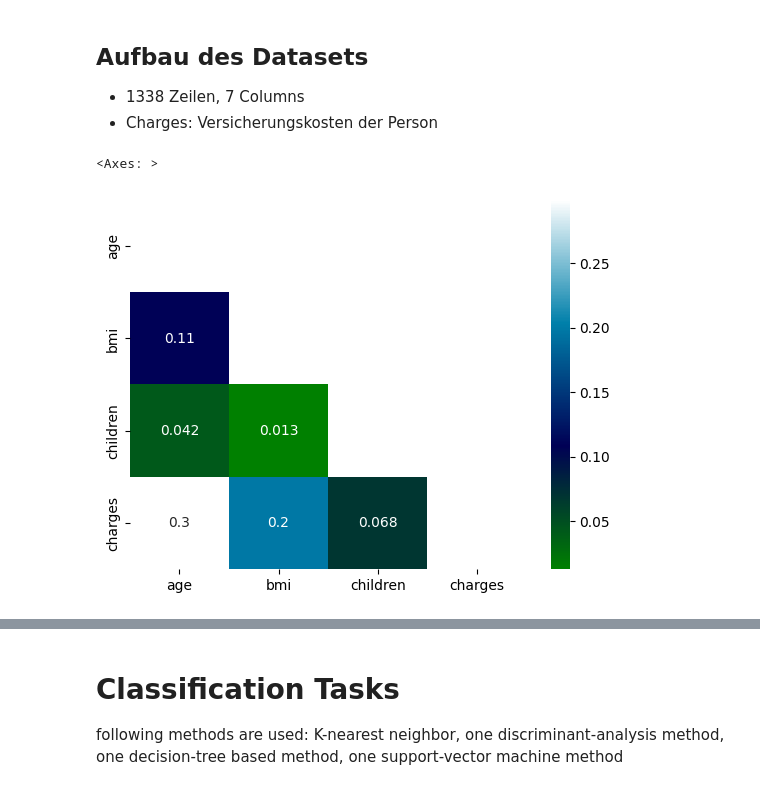
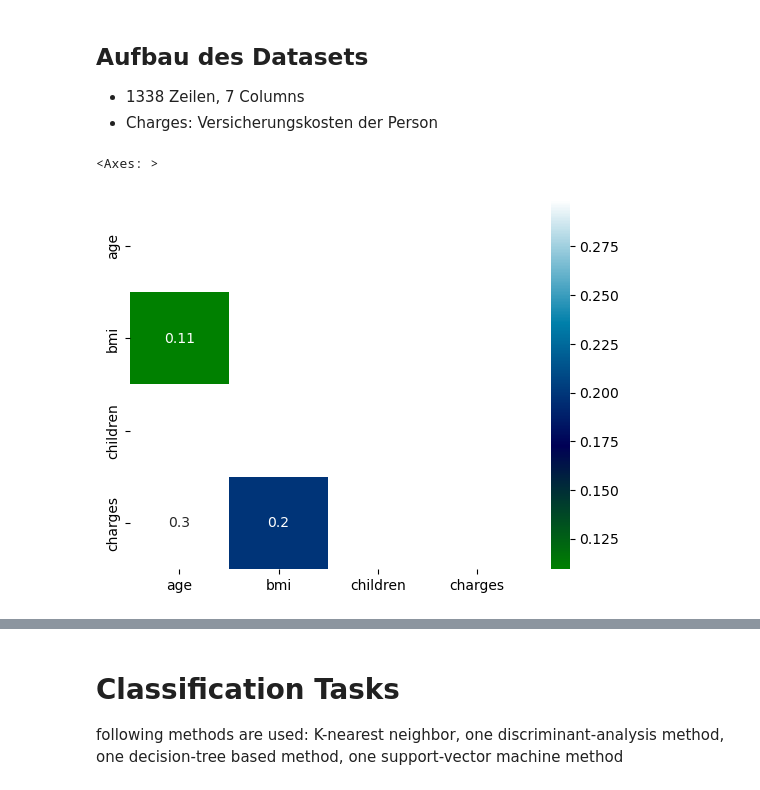
Before and after one commit to MisterSte/MLDA_Gruppenwerk, a Jupyter notebook: insurance.ipynb, the cells around one changed output, grey strips where cells are left out. Saved outputs shown, nothing was run; the diff lists cells and outputs as text; code cells hidden in the pictures.

```diff
--- a/insurance.ipynb
+++ b/insurance.ipynb
@@ -34,11 +34,12 @@ df.head()
 # %%
 corr_matrix = df.corr(numeric_only=True)
 
-multi_mask = triangle_mask(corr_matrix, 0)  # Erstellt Maske für Dreieck Darstellung
+multi_mask = triangle_multi_mask(corr_matrix, 0.1)  # Erstellt Maske für Dreieck Darstellung
+
 sns.heatmap(corr_matrix, annot=True, cmap="ocean", mask=multi_mask)
 # %% [output]
 <Axes: >
-[figure, old version]
+[figure, new version]
 # %%
 fig, ax = plt.subplots(2,2, figsize=(15, 15))
 
```
Also changed, not shown: parts of 5 cells of this notebook, 5 other files.
